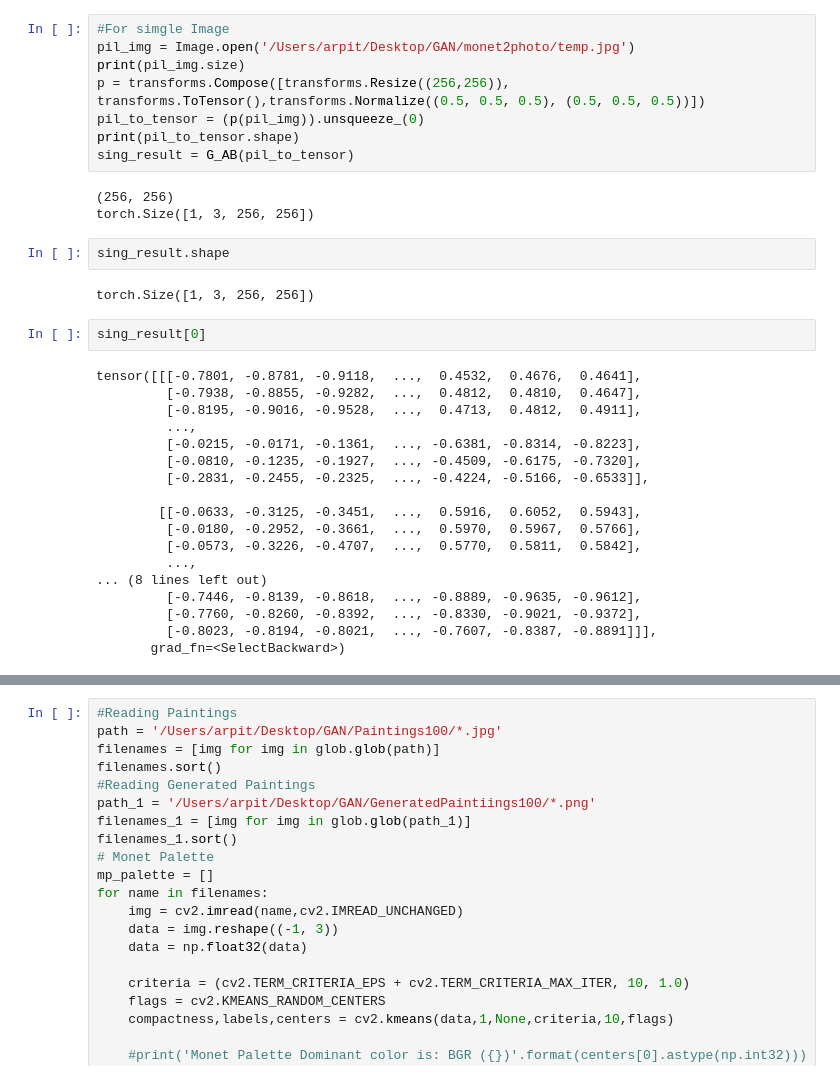
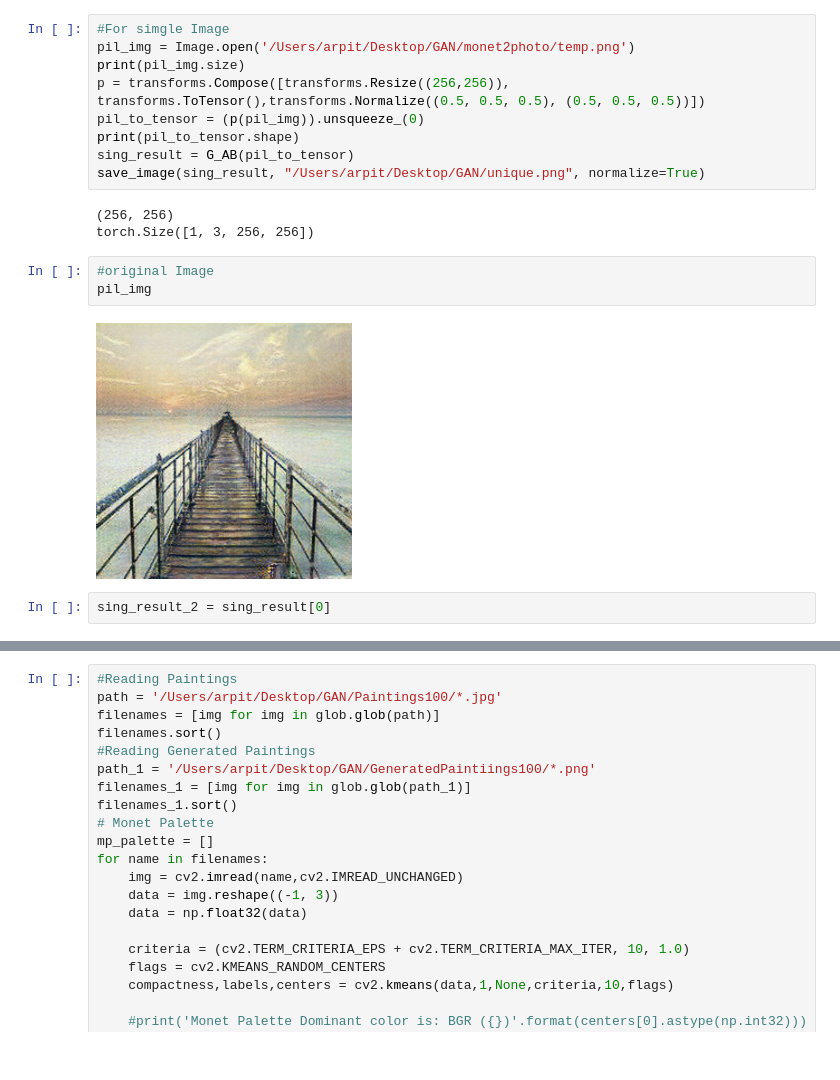
Before and after one commit to arpit2412/Generative-Adversarial-Network-, a Jupyter notebook: CycleGAN/GAN_Palette.ipynb, the cells around one changed output, grey strips where cells are left out. Saved outputs shown, nothing was run; the diff lists cells and outputs as text.

Commit message:
Plaette Image

```diff
--- a/CycleGAN/GAN_Palette.ipynb
+++ b/CycleGAN/GAN_Palette.ipynb
@@ -242,36 +242,20 @@ GeneratorResNet(
 )
 # %%
 #For simgle Image
-pil_img = Image.open('/Users/arpit/Desktop/GAN/monet2photo/temp.jpg')
+pil_img = Image.open('/Users/arpit/Desktop/GAN/monet2photo/temp.png')
 print(pil_img.size)
 p = transforms.Compose([transforms.Resize((256,256)), transforms.ToTensor(),transforms.Normalize((0.5, 0.5, 0.5), (0.5, 0.5, 0.5))])
 pil_to_tensor = (p(pil_img)).unsqueeze_(0)
 print(pil_to_tensor.shape)
 sing_result = G_AB(pil_to_tensor)
+save_image(sing_result, "/Users/arpit/Desktop/GAN/unique.png", normalize=True)
 # %% [output]
 (256, 256)
 torch.Size([1, 3, 256, 256])
-# %%
-sing_result.shape
-# %% [output]
-torch.Size([1, 3, 256, 256])
-# %%
-sing_result[0]
-# %% [output]
-tensor([[[-0.7801, -0.8781, -0.9118,  ...,  0.4532,  0.4676,  0.4641],
-         [-0.7938, -0.8855, -0.9282,  ...,  0.4812,  0.4810,  0.4647],
-         [-0.8195, -0.9016, -0.9528,  ...,  0.4713,  0.4812,  0.4911],
-         ...,
-         [-0.0215, -0.0171, -0.1361,  ..., -0.6381, -0.8314, -0.8223],
-         [-0.0810, -0.1235, -0.1927,  ..., -0.4509, -0.6175, -0.7320],
-         [-0.2831, -0.2455, -0.2325,  ..., -0.4224, -0.5166, -0.6533]],
-
-        [[-0.0633, -0.3125, -0.3451,  ...,  0.5916,  0.6052,  0.5943],
-         [-0.0180, -0.2952, -0.3661,  ...,  0.5970,  0.5967,  0.5766],
-         [-0.0573, -0.3226, -0.4707,  ...,  0.5770,  0.5811,  0.5842],
-         ...,
-... (8 lines left out)
-         [-0.7446, -0.8139, -0.8618,  ..., -0.8889, -0.9635, -0.9612],
-         [-0.7760, -0.8260, -0.8392,  ..., -0.8330, -0.9021, -0.9372],
-         [-0.8023, -0.8194, -0.8021,  ..., -0.7607, -0.8387, -0.8891]]],
-       grad_fn=<SelectBackward>)
+# %%
+#original Image
+pil_img
+# %% [output]
+[figure, added]
+# %%
+sing_result_2 = sing_result[0]
```
Also changed, not shown: parts of 60 cells of this notebook.
